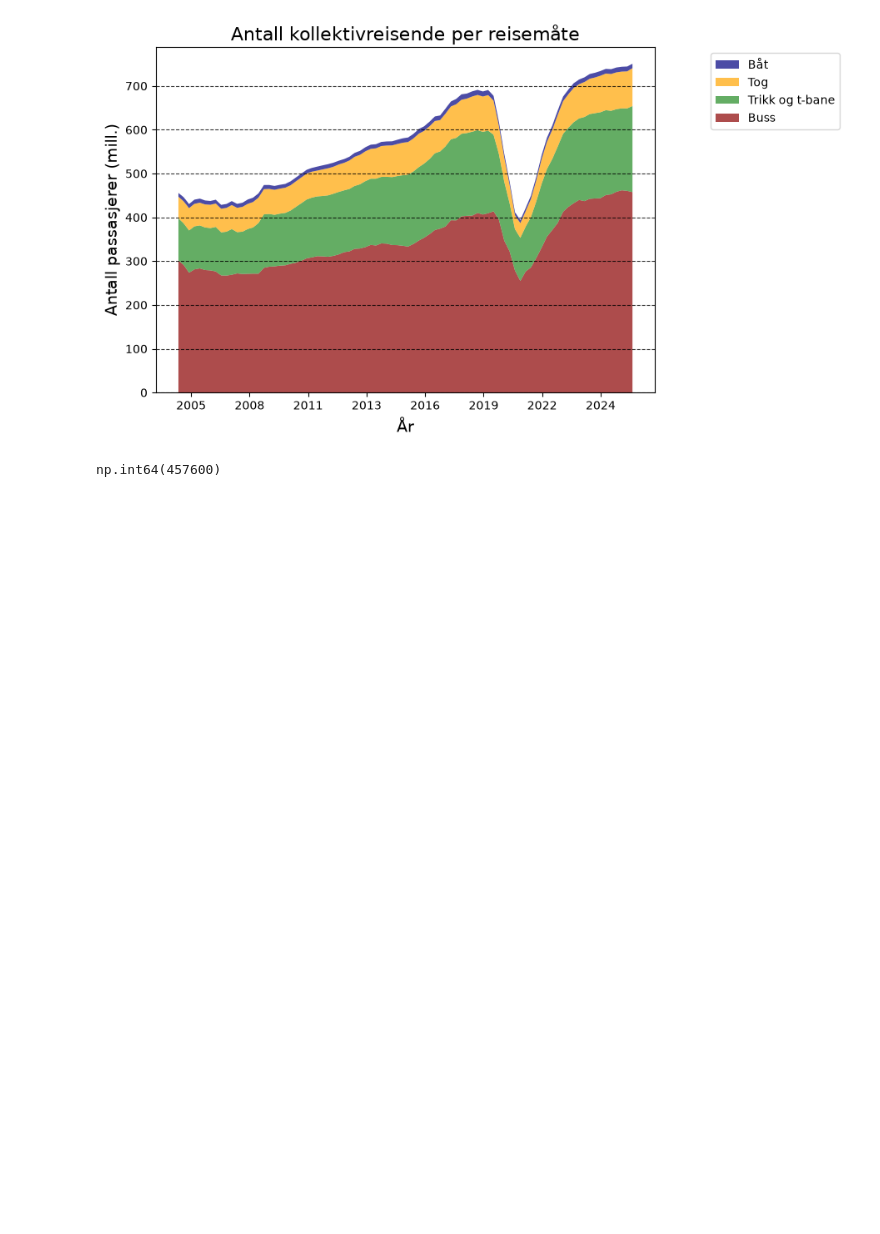
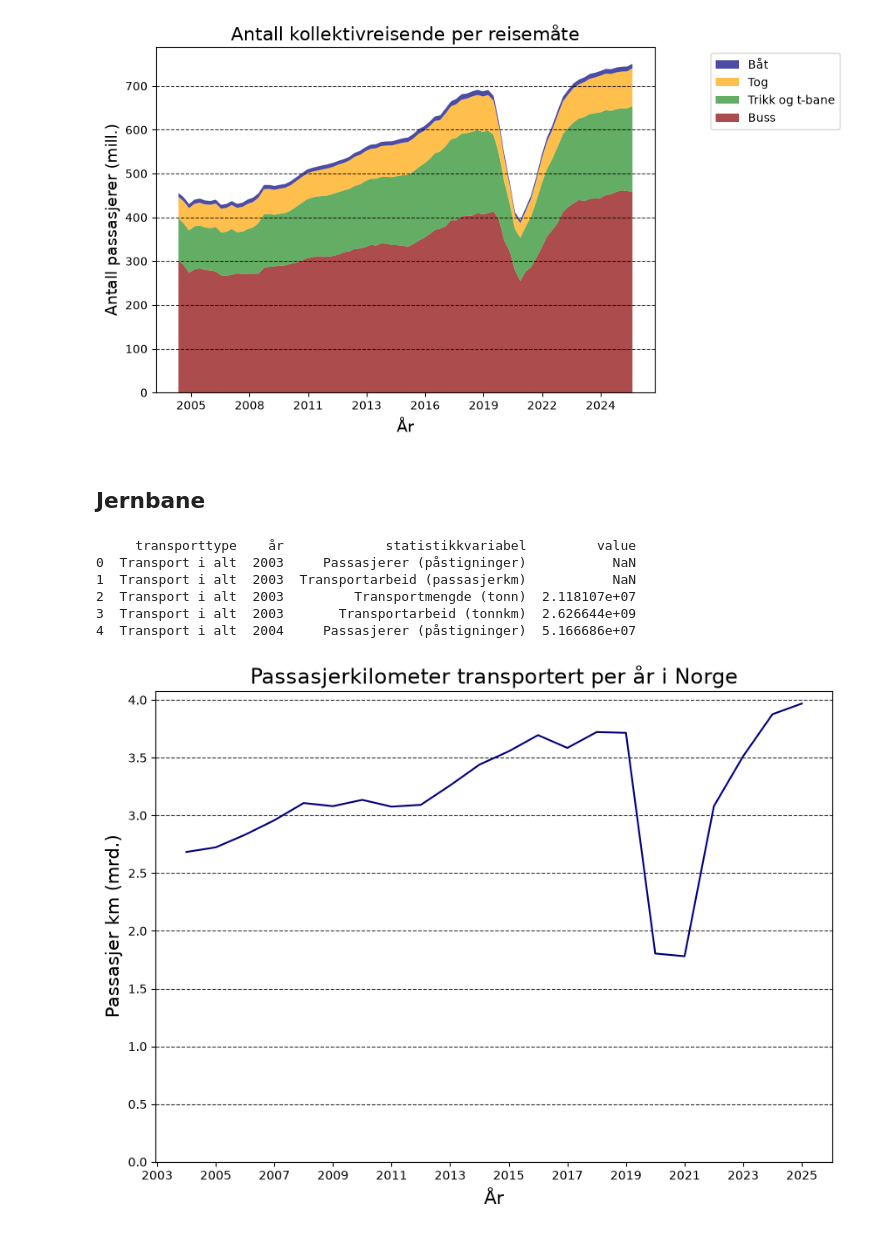
Before and after one commit to Oyvind-Aas/Electricity_and_Energy, a Jupyter notebook: Electricity_exploring.ipynb, the cells around one changed output. Saved outputs shown, nothing was run; the diff lists cells and outputs as text; code cells hidden in the pictures; blank space fills up the shorter version.

Commit message:
README: corrected misspelling, electricity_exploring: added railway data and graphs

```diff
--- a/Electricity_exploring.ipynb
+++ b/Electricity_exploring.ipynb
@@ -739,7 +741,40 @@ fig = px.pie(
 )
 
 fig.show()
-# %%
-buss.value.iloc[-4:].sum()
-# %% [output]
-np.int64(457600)
+# %% [markdown]
+## Jernbane
+# %%
+get_url = "https://data.ssb.no/api/pxwebapi/v2/tables/04780/data?lang=no&outputFormat=json-stat2&valuecodes[Tid]=*&valuecodes[Transport2]=*&valuecodes[ContentsCode]=*&heading=Tid,ContentsCode&stub=Transport2"
+
+response = requests.get(get_url)
+
+if response.status_code == 200:
+    dataset = pyjstat.Dataset.read(response.text)
+    df = dataset.write("dataframe")
+    print(df.head())
+else:
+    print(f"Feil: {response.status_code}")
+# %% [output]
+     transporttype    år             statistikkvariabel         value
+0  Transport i alt  2003     Passasjerer (påstigninger)           NaN
+1  Transport i alt  2003  Transportarbeid (passasjerkm)           NaN
+2  Transport i alt  2003         Transportmengde (tonn)  2.118107e+07
+3  Transport i alt  2003       Transportarbeid (tonnkm)  2.626644e+09
+4  Transport i alt  2004     Passasjerer (påstigninger)  5.166686e+07
+# %%
+passasjerkm = df[df.statistikkvariabel == 'Transportarbeid (passasjerkm)']
+passasjerkm = passasjerkm[passasjerkm.transporttype == 'Transport i alt']
+# %%
+plt.figure(figsize = (10,7))
+plt.plot(passasjerkm['år'], passasjerkm.value/1e9, color = 'navy')
+plt.xlabel('År', fontsize = 15)
+plt.ylabel('Passasjer km (mrd.)', fontsize = 15)
+plt.title('Passasjerkilometer transportert per år i Norge', fontsize = 17)
+plt.ylim(bottom=0)
+years = list(passasjerkm['år'])
+plt.xticks([years[i] for i in range(len(years)) if i % 2 == 0])
+
+plt.grid(axis='y', linestyle='--', alpha=0.8, color ='black')
+plt.show()
+# %% [output]
+[figure, added]
```
Also changed, not shown: parts of 4 cells of this notebook, 1 other file.
